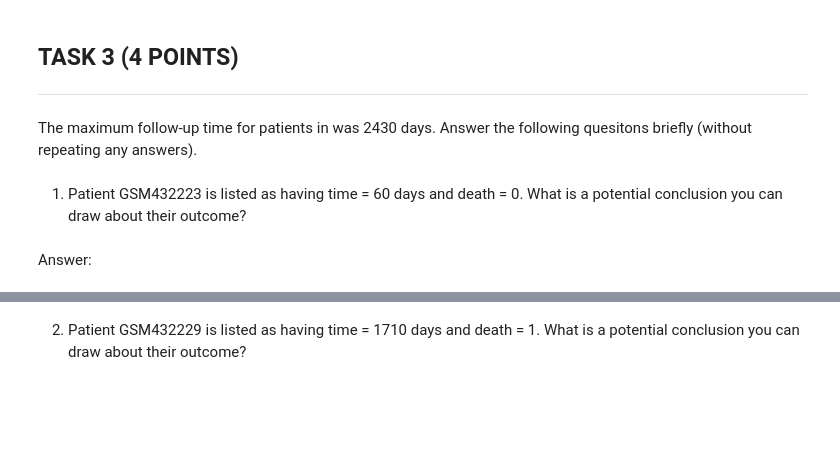
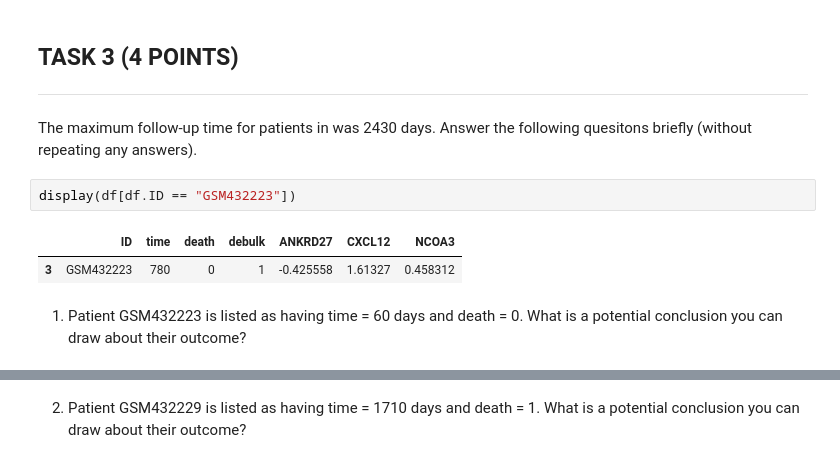
Before and after one commit to kalk-ak/Machine-Learning--MA, a Jupyter notebook: labs/lab2/Lab2_Prognosis.ipynb, the cells around one changed output, grey strips where cells are left out. Drawn from its saved outputs; the diff is of its cells as text; blank space fills up the shorter version.

```diff
--- a/labs/lab2/Lab2_Prognosis.ipynb
+++ b/labs/lab2/Lab2_Prognosis.ipynb
@@ -159,7 +159,10 @@ Different from survival models, prognostic models try to answer questions referr
 ## TASK 3 (4 POINTS)
 ---
 The maximum follow-up time for patients in was 2430 days. Answer the following quesitons briefly (without repeating any answers).
+# %%
+display(df[df.ID == "GSM432223"])
+# %% [output]
+|  | ID | time | death | debulk | ANKRD27 | CXCL12 | NCOA3 |
+| 3 | GSM432223 | 780 | 0 | 1 | -0.425558 | 1.61327 | 0.458312 |
 # %% [markdown]
 1. Patient GSM432223 is listed as having time = 60 days and death = 0. What is a potential conclusion you can draw about their outcome?
-# %% [markdown]
-Answer:
```
Also changed, not shown: parts of 11 cells of this notebook.
